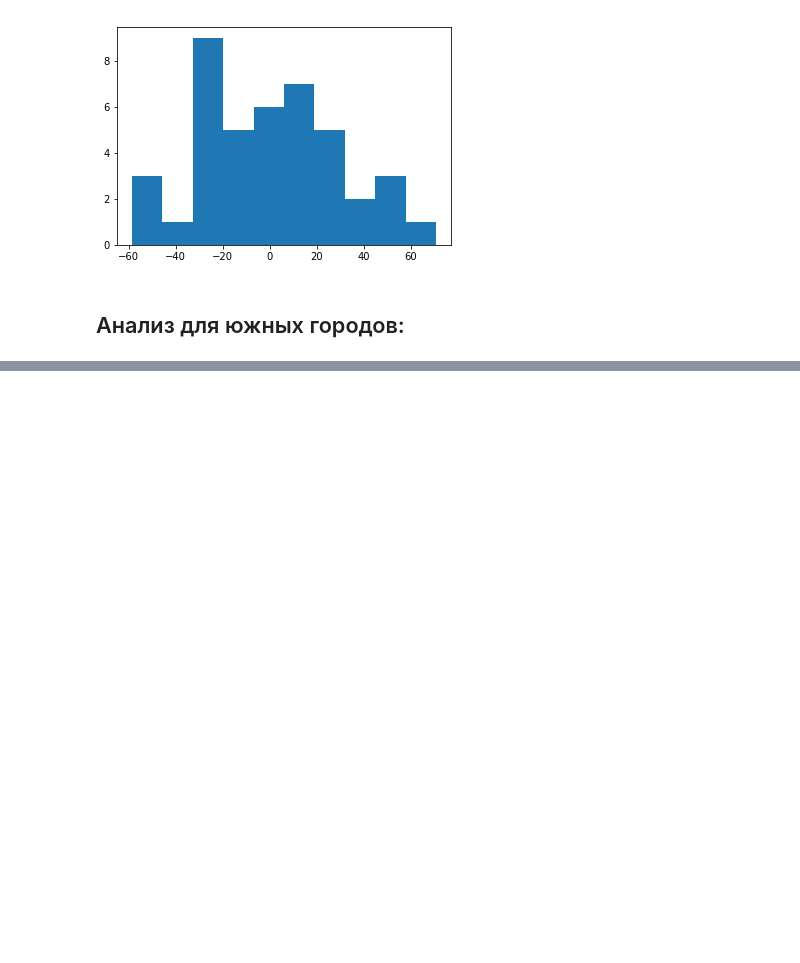
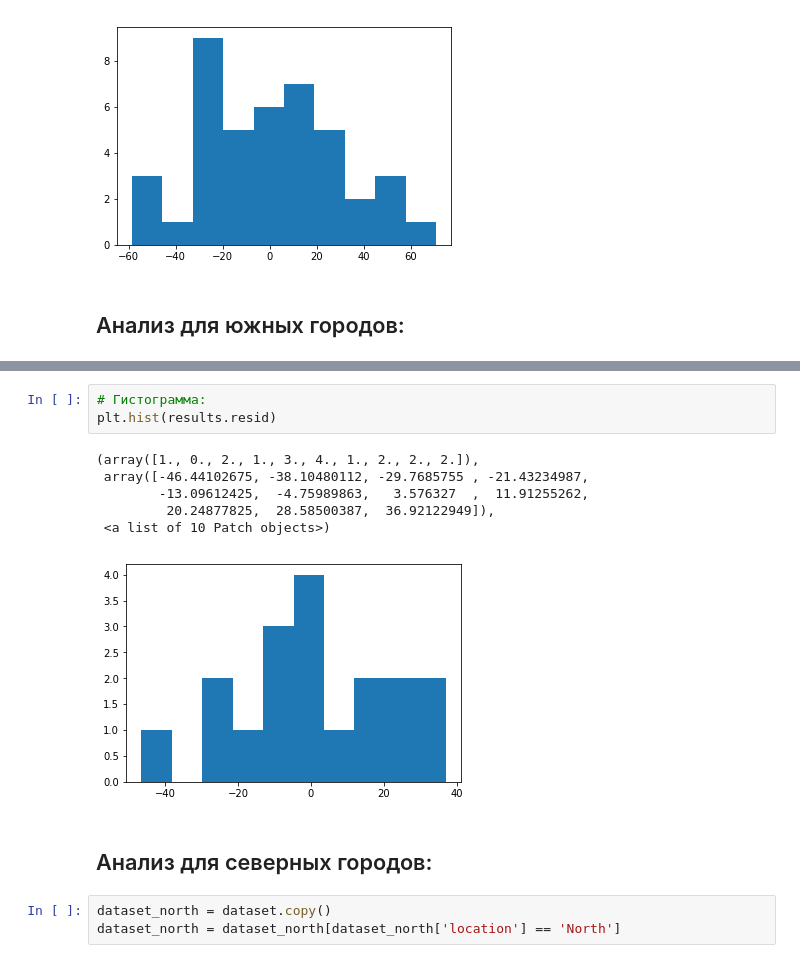
Before and after one commit to platypova/Netology_Data_Science, a Jupyter notebook: Python Basics/Correlation_homework.ipynb, the cells around one changed output, grey strips where cells are left out. Saved outputs shown, nothing was run; the diff lists cells and outputs as text; blank space fills up the shorter version.

```diff
--- a/Python Basics/Correlation_homework.ipynb
+++ b/Python Basics/Correlation_homework.ipynb
@@ -178,0 +235,15 @@ plt.hist(results.resid)
+# %%
+# Гистограмма:
+plt.hist(results.resid)
+# %% [output]
+(array([1., 0., 2., 1., 3., 4., 1., 2., 2., 2.]),
+ array([-46.44102675, -38.10480112, -29.7685755 , -21.43234987,
+        -13.09612425,  -4.75989863,   3.576327  ,  11.91255262,
+         20.24877825,  28.58500387,  36.92122949]),
+ <a list of 10 Patch objects>)
+[figure, added]
+# %% [markdown]
+## Анализ для северных городов:
+# %%
+dataset_north = dataset.copy()
+dataset_north = dataset_north[dataset_north['location'] == 'North']
```
Also changed, not shown: parts of 46 cells of this notebook.
